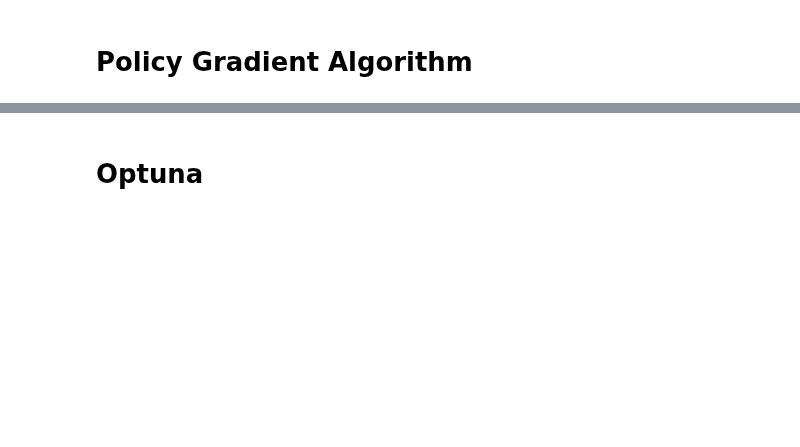
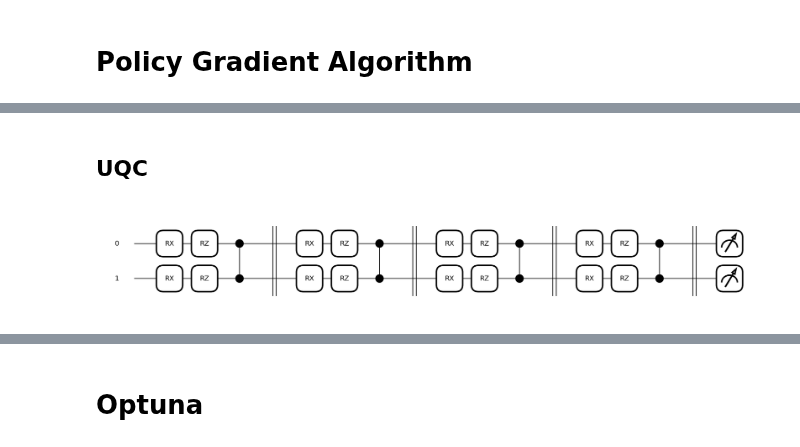
Before and after one commit to bernardombsoares/VQC_PolicyGradients, a Jupyter notebook: notebook.ipynb, the cells around one changed output, grey strips where cells are left out. Drawn from its saved outputs; the diff is of its cells as text; code cells hidden in the pictures; blank space fills up the shorter version.

```diff
--- a/notebook.ipynb
+++ b/notebook.ipynb
@@ -2112,0 +2121,20 @@ if __name__ == "__main__":
+# %% [markdown]
+## UQC
+# %%
+n_qubits = 2
+n_layers = 4
+state_dim = 4
+shots = None
+diff_method = 'best'
+entanglement = True
+entanglement_pattern = "all_to_all"
+entanglement_gate = qml.CZ
+weight_init = lambda shape, dtype=torch.float: torch.FloatTensor(shape).uniform_(-np.pi, np.pi)
+policy_circuit_measure = two_measure_expval_global
+policy_circuit = UQC(n_qubits, n_layers, state_dim, shots, diff_method,
+                     entanglement, entanglement_pattern, entanglement_gate,
+                     weight_init, policy_circuit_measure)
+
+policy_circuit.visualize_circuit()
+# %% [output]
+[figure, added]
```
Also changed, not shown: parts of 83 cells of this notebook.
